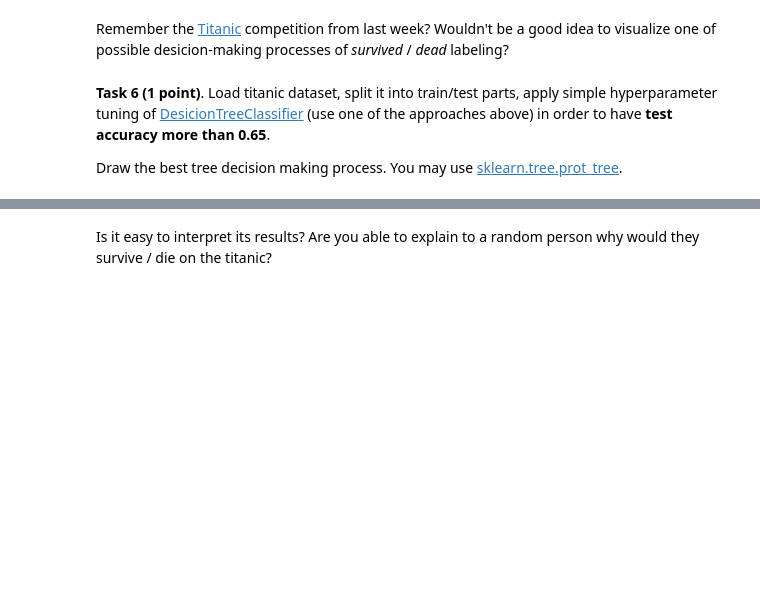
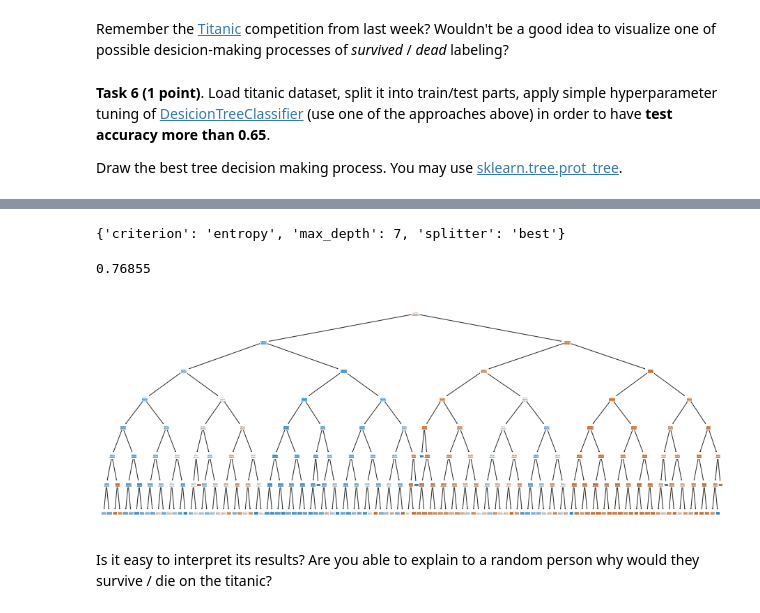
Before and after one commit to alsing/ml-intro-rs-school, a Jupyter notebook: 7 - Trees and Ensembles/rf_classifier.ipynb, the cells around one changed output, grey strips where cells are left out. Drawn from its saved outputs; the diff is of its cells as text; code cells hidden in the pictures; blank space fills up the shorter version.

```diff
--- a/7 - Trees and Ensembles/rf_classifier.ipynb
+++ b/7 - Trees and Ensembles/rf_classifier.ipynb
@@ -596,5 +594,34 @@ data.head(5)
 | 2 | 0 | 3 | Owens, Kenneth | male | 0.33 | 1 | 2 | CA 457703 | 71.29 | NaN | ... |
 | 3 | 0 | 3 | Kramer, James | male | 19.00 | 0 | 0 | A. 10866 | 13.04 | NaN | ... |
 | 4 | 1 | 3 | Bond, Michael | male | 25.00 | 0 | 0 | 427635 | 7.76 | NaN | ... |
+# %%
+data.drop(columns=['Name', 'Ticket', 'Cabin'], inplace=True)
+data['Sex'].replace(['male', 'female'], [1, 0], inplace=True)
+data['Embarked'].replace(['S', 'C', 'Q'], [1, 2, 3], inplace=True)
+data.fillna(data['Age'].mean(), inplace=True)
+# %%
+X_train, X_test, y_train, y_test = train_test_split(data.drop(columns='Survived'), data['Survived'], test_size=0.2)
+# %%
+tree = DecisionTreeClassifier()
+parametrs = {
+    'max_depth': [3, 4, 5, 6, 7, 8, 9, 10, None],
+    'criterion': ['gini', 'entropy'],
+    'splitter' : ['best', 'random']
+}
+
+grid_search = GridSearchCV(tree, parametrs, cv=5, scoring='accuracy', n_jobs=-1, refit=True)
+grid_search.fit(X_train, y_train)
+grid_search.best_params_
+# %% [output]
+{'criterion': 'entropy', 'max_depth': 7, 'splitter': 'best'}
+# %%
+accuracy_score(y_test, grid_search.best_estimator_.predict(X_test))
+# %% [output]
+0.76855
+# %%
+plot_tree(grid_search.best_estimator_, filled=True)
+plt.show()
+# %% [output]
+[figure, added]
 # %% [markdown]
 Is it easy to interpret its results? Are you able to explain to a random person why would they survive / die on the titanic?
```
Also changed, not shown: parts of 2 cells of this notebook.
